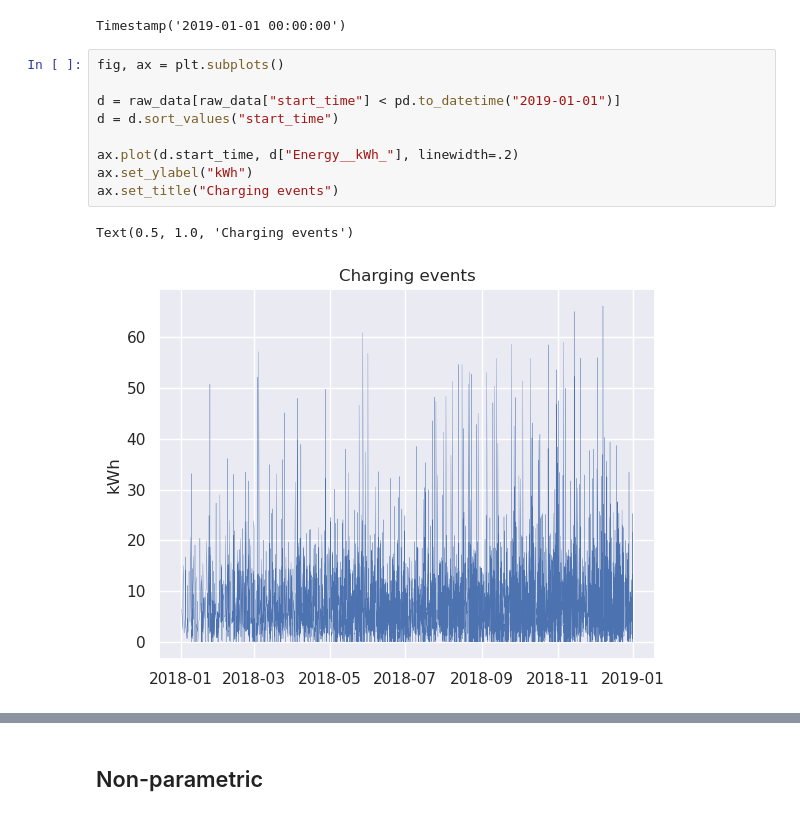
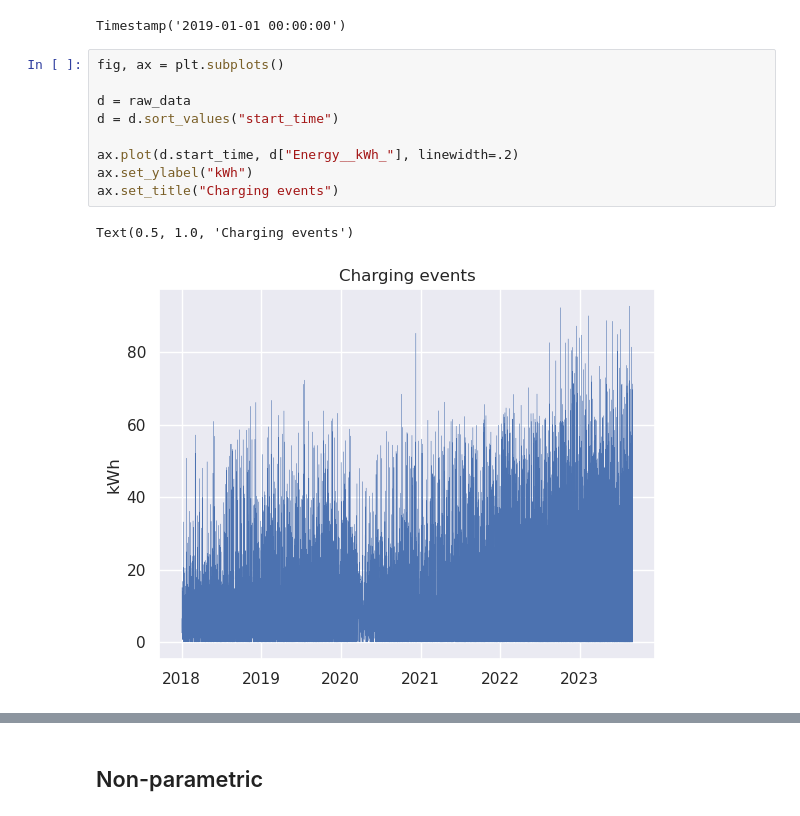
Before and after one commit to camirmas/ev_analysis, a Jupyter notebook: ev_analysis/load_prediction.ipynb, the cells around one changed output, grey strips where cells are left out. Drawn from its saved outputs; the diff is of its cells as text.

```diff
--- a/ev_analysis/load_prediction.ipynb
+++ b/ev_analysis/load_prediction.ipynb
@@ -64,15 +64,15 @@ Timestamp('2019-01-01 00:00:00')
 # %%
 fig, ax = plt.subplots()
 
-d = raw_data[raw_data["start_time"] < pd.to_datetime("2019-01-01")]
+d = raw_data
 d = d.sort_values("start_time")
 
 ax.plot(d.start_time, d["Energy__kWh_"], linewidth=.2)
 ax.set_ylabel("kWh")
 ax.set_title("Charging events")
 # %% [output]
 Text(0.5, 1.0, 'Charging events')
-[figure, old version]
+[figure, new version]
 # %%
 data = pd.DataFrame()
 data["hour"] = raw_data["start_time"].dt.hour
```
Also changed, not shown: parts of 59 cells of this notebook.
